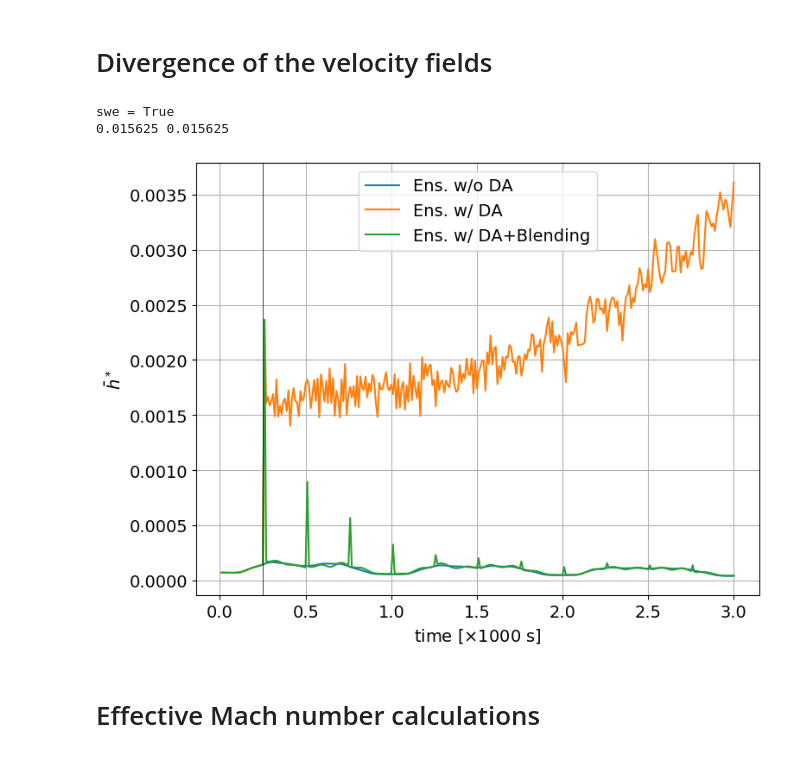
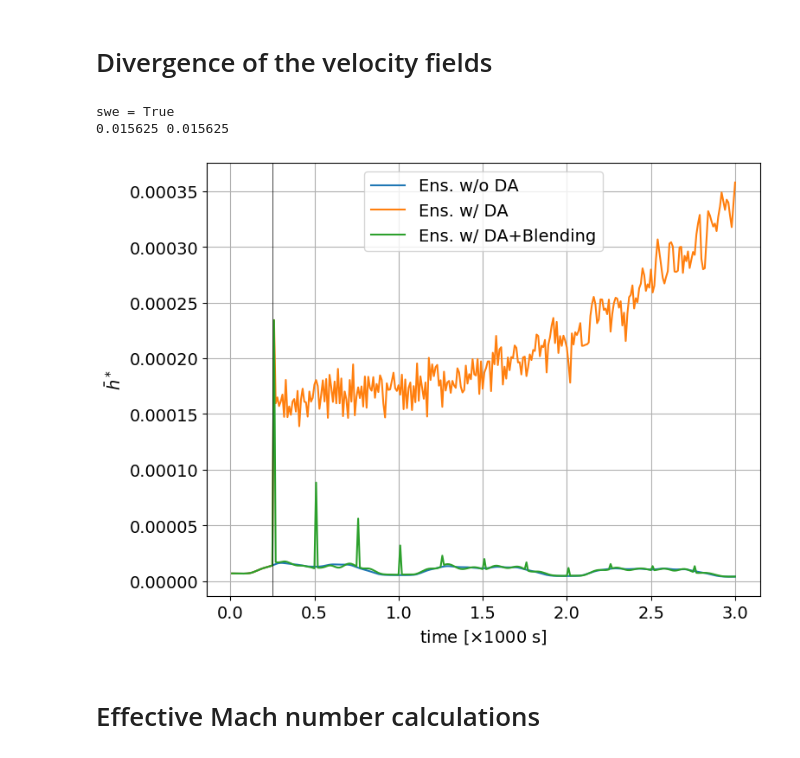
Before and after one commit to ray-chew/pyBELLA, a Jupyter notebook: visualiser_debugger/scale_analysis.ipynb, the cells around one changed output. Saved outputs shown, nothing was run; the diff lists cells and outputs as text; code cells hidden in the pictures.

```diff
--- a/visualiser_debugger/scale_analysis.ipynb
+++ b/visualiser_debugger/scale_analysis.ipynb
@@ -362,9 +362,10 @@ attr_labels = pt.labels()
 
 if swe:
     Frsq = ud.Msq / 2.0
-    Ma = np.sqrt(Frsq)
+    Ma = np.sqrt(ud.Msq)
     Fr = np.sqrt(Frsq) # u / sqrt(gh)
     c = ud.u_ref / Ma
+    print(Fr)
 else:
     Ma = np.sqrt(ud.Msq)
     c = ud.u_ref / Ma
@@ -387,7 +388,7 @@ for bb,ens in enumerate(enses):
             divu[ii] = grad(u,dx,'x',ud) + grad(v,dy,'y',ud)
         if swe:
 #             Ptu = gradu * 11.0*dx*ud.h_ref / (Ma / (np.sqrt(2.0)) * np.sqrt(ud.g0 * rho) * ud.d_ref / ud.h_ref * ud.u_ref)
-            Ptu = divu * 0.5 * 11.0 * dx * ud.h_ref / c #* Fr / ud.u_ref
+            Ptu = divu * 0.5 * 11.0 * dx * ud.h_ref / np.sqrt(9.81 * ud.d_ref) / Fr / ud.h_ref * ud.d_ref
             Ptu *= rho
         else:
             Ptu = divu * rho * c**2 * ud.rho_ref
@@ -406,34 +407,34 @@ t_axs = times
 
 import matplotlib.pyplot as plt
 
 barPu00 = barPu[0][0]
 barPu00 = 0.0
 
 plt.figure(figsize=(8,6))
 
 plt.plot(t_axs, barPu[0] - barPu00, label=r'Ens. w/o DA')
 plt.plot(t_axs, barPu[1] - barPu00, label=r'Ens. w/ DA')
 plt.plot(t_axs, barPu[2] - barPu00, label=r'Ens. w/ DA+Blending')
 plt.axvline(0.25, c='k', lw=0.5)
 
 if swe:
     plt.xlabel(r'time [$\times 1000$ s]', labelpad=5)
     plt.ylabel(r'$\nabla \cdot \vec{u}^*$')
     plt.ylabel(r'$\bar{h}^*$')
 else:
     plt.xlabel(r'time $[\times 100s]$')
     plt.ylabel(r'$\bar{P}^*$')
 # plt.xlim([0.0,3.0])
 plt.legend()
 plt.grid()
 plt.tight_layout()
 typ = 'pos' if 'pos' in sfx0 else 'neg'
 plt.savefig('./output/bar_P_swe.pdf')
 plt.show()
 # %% [output]
 swe = True
 0.015625 0.015625
-[figure, old version]
+[figure, new version]
 # %% [markdown]
 # Effective Mach number calculations
 # %%
```
